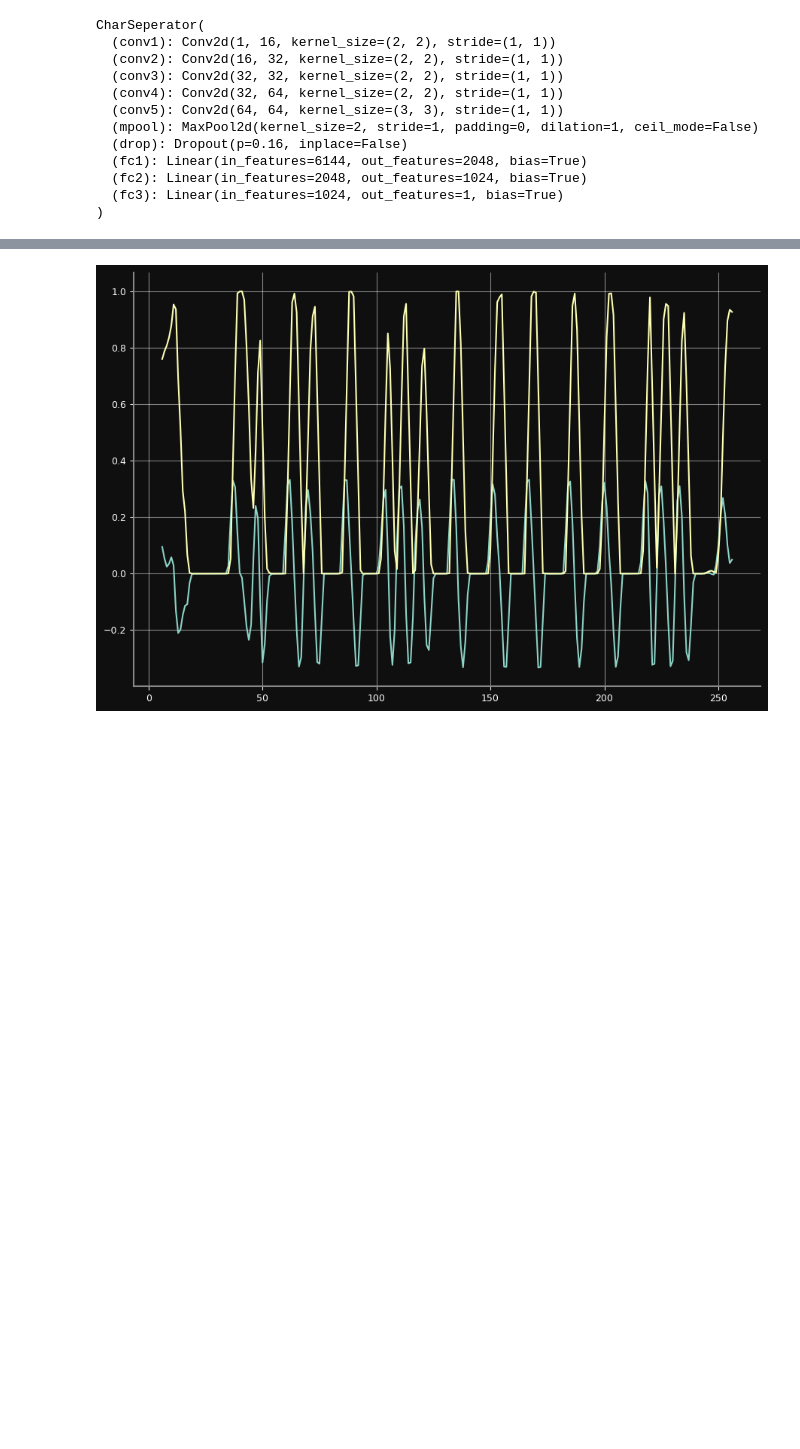
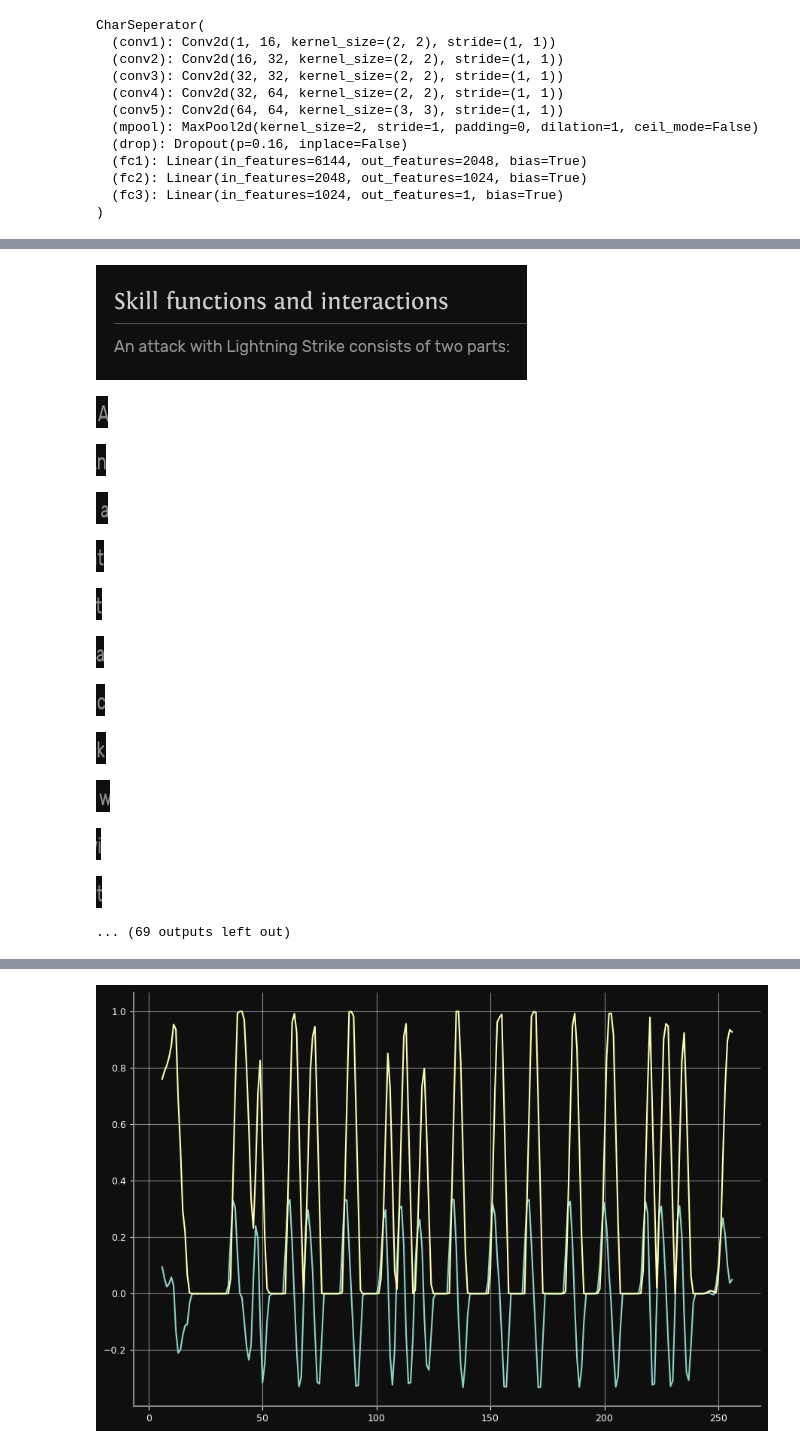
Before and after one commit to BoomboxAstronaut/OCR, a Jupyter notebook: segmentation.ipynb, the cells around one changed output, grey strips where cells are left out. Cells and saved outputs as stored; diff of their text form; code cells hidden in the pictures; blank space fills up the shorter version.

```diff
--- a/segmentation.ipynb
+++ b/segmentation.ipynb
@@ -36,9 +37,2 @@ val = btk.DataGen(valx, valy, batch_len=1)
 tdata = torch.utils.data.DataLoader(train, batch_size=256, shuffle=True)
 vdata = torch.utils.data.DataLoader(val, batch_size=256, shuffle=True)
-# %%
-for x in range(15):
-    display(Image.fromarray(btk.expand_data(trainx[x], 255)))
-    display(trainy[x])
-
-
-#display(Image.fromarray(tester))
@@ -405,0 +284,24 @@ display(fcrits)
+# %%
+with Image.open("testimgs\\t16.png") as f:
+    iar = btk.grey_np(f)[50:250, :]
+im = Image.fromarray(iar)
+display(im)
+
+chars = chopper(find_spaces(im, 0.666))
+for x in chars:
+    for y in x:
+        display(y)
+# %% [output]
+[figure, added]
+[figure, added]
+[figure, added]
+[figure, added]
+[figure, added]
+[figure, added]
+[figure, added]
+[figure, added]
+[figure, added]
+[figure, added]
+[figure, added]
+[figure, added]
+... (69 outputs left out)
```
Also changed, not shown: parts of 16 cells of this notebook, 21 other files.
